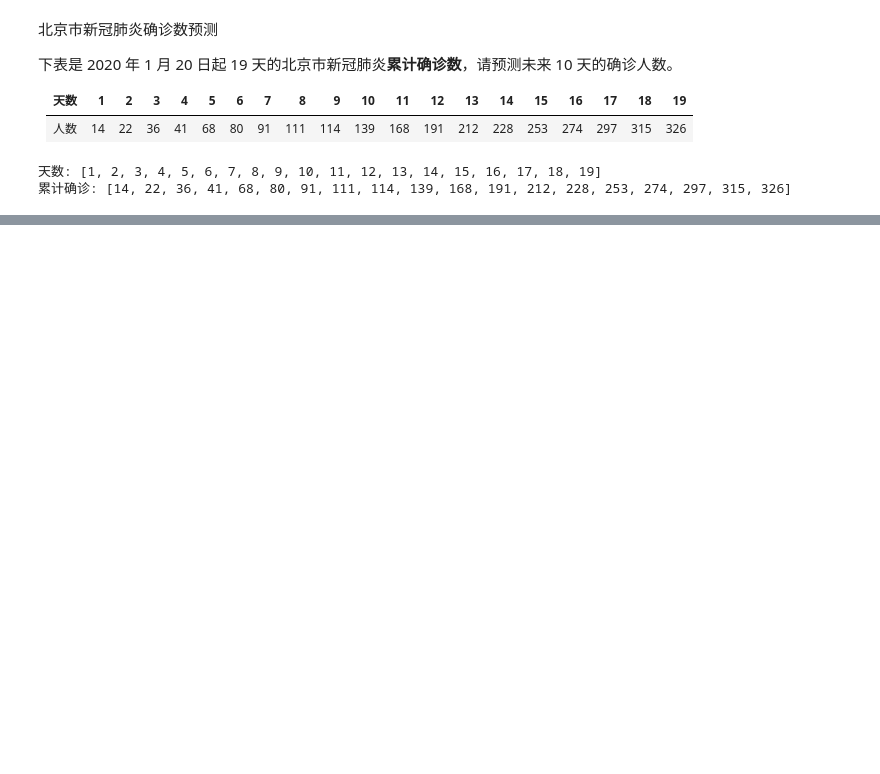
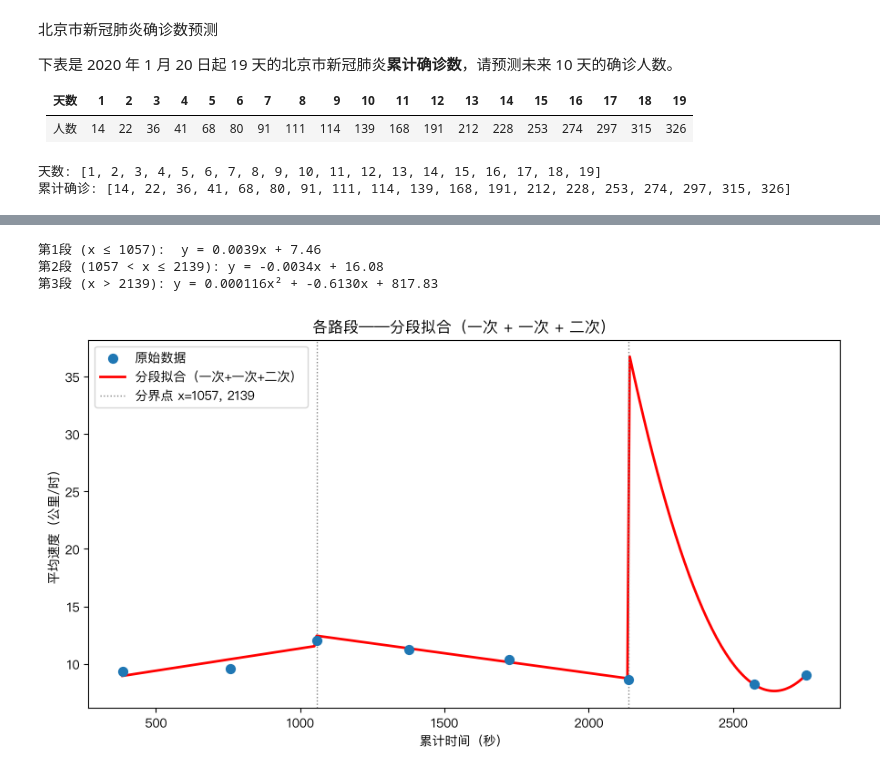
Before and after one commit to Genkaim/notebook-backup, a Jupyter notebook: MathModel/14 拟合算法.ipynb, the cells around one changed output, grey strips where cells are left out. Drawn from its saved outputs; the diff is of its cells as text; code cells hidden in the pictures; blank space fills up the shorter version.

```diff
--- a/MathModel/14 拟合算法.ipynb
+++ b/MathModel/14 拟合算法.ipynb
@@ -79,0 +131,49 @@ for d in range(20, 30):
+# %%
+import numpy as np
+from scipy.optimize import curve_fit
+import matplotlib.pyplot as plt
+
+plt.rcParams['font.sans-serif'] = ['PingFang SC', 'Heiti SC', 'SimHei', 'DejaVu Sans']
+plt.rcParams['axes.unicode_minus'] = False
+
+def f(x, k0, b0, k1, b1, a, b2, c):
+    return np.where(
+        x <= 1057,
+        k0 * x + b0,
+        np.where(
+            x <= 2139,
+            k1 * x + b1,
+            a * x**2 + b2 * x + c
+        )
+    )
+
+p0 = [0, 10, 0, 10, 0, 0, 10]
+params, _ = curve_fit(f=f, xdata=x_time, ydata=y_speed, p0=p0)
+k0, b0, k1, b1, a, b2, c = params
+# %%
+
+print(f"第1段 (x ≤ 1057):  y = {k0:.4f}x + {b0:.2f}")
+print(f"第2段 (1057 < x ≤ 2139): y = {k1:.4f}x + {b1:.2f}")
+print(f"第3段 (x > 2139): y = {a:.6f}x² + {b2:.4f}x + {c:.2f}")
+
+# ——————— 可视化 ———————
+x_smooth = np.linspace(min(x_time), max(x_time), 300)
+y_fit = f(x_smooth, *params)
+
+plt.figure(figsize=(9, 5))
+plt.scatter(x_time, y_speed, c='#1f77b4', s=50, zorder=3, label='原始数据')
+plt.plot(x_smooth, y_fit, 'r-', linewidth=2, label='分段拟合（一次+一次+二次）')
+plt.axvline(x=1057, color='gray', linestyle=':', linewidth=1, label='分界点 x=1057, 2139')
+plt.axvline(x=2139, color='gray', linestyle=':', linewidth=1)
+
+plt.xlabel('累计时间（秒）')
+plt.ylabel('平均速度（公里/时）')
+plt.title('各路段——分段拟合（一次 + 一次 + 二次）')
+plt.legend()
+plt.tight_layout()
+plt.show()
+# %% [output]
+第1段 (x ≤ 1057):  y = 0.0039x + 7.46
+第2段 (1057 < x ≤ 2139): y = -0.0034x + 16.08
+第3段 (x > 2139): y = 0.000116x² + -0.6130x + 817.83
+[figure, added]
```
Also changed, not shown: parts of 5 cells of this notebook.
